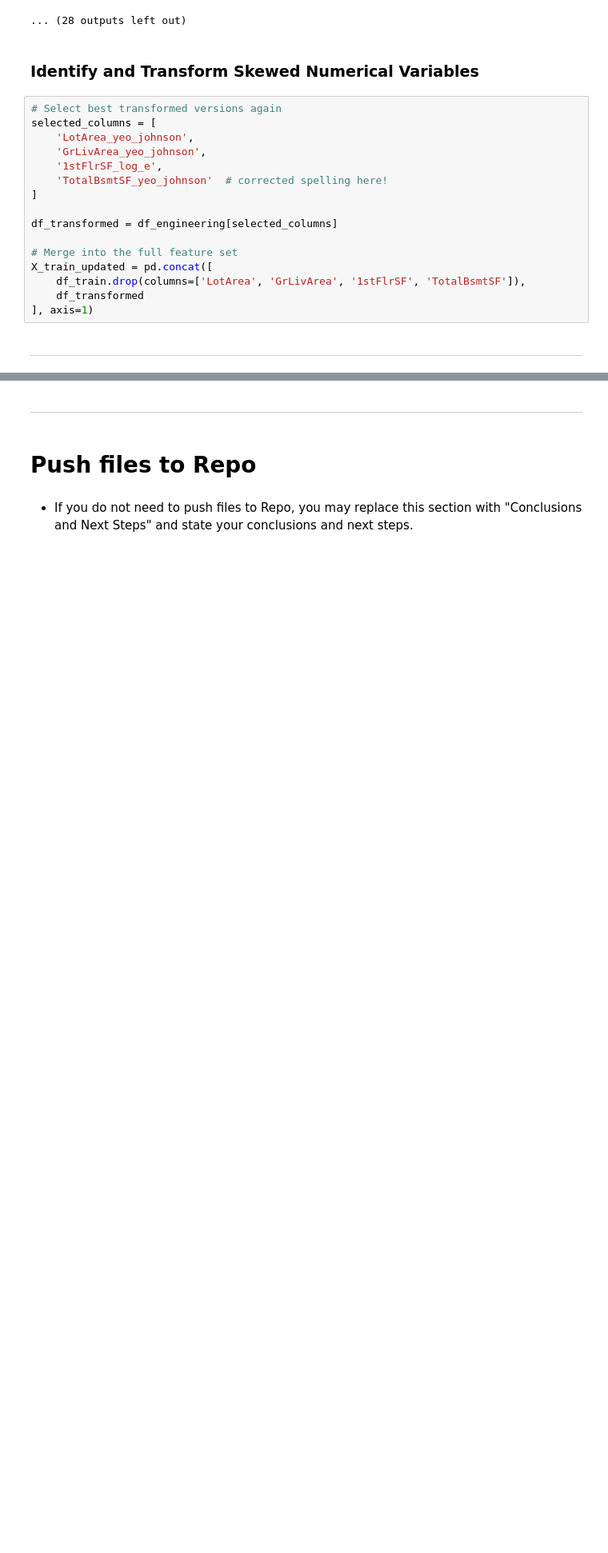
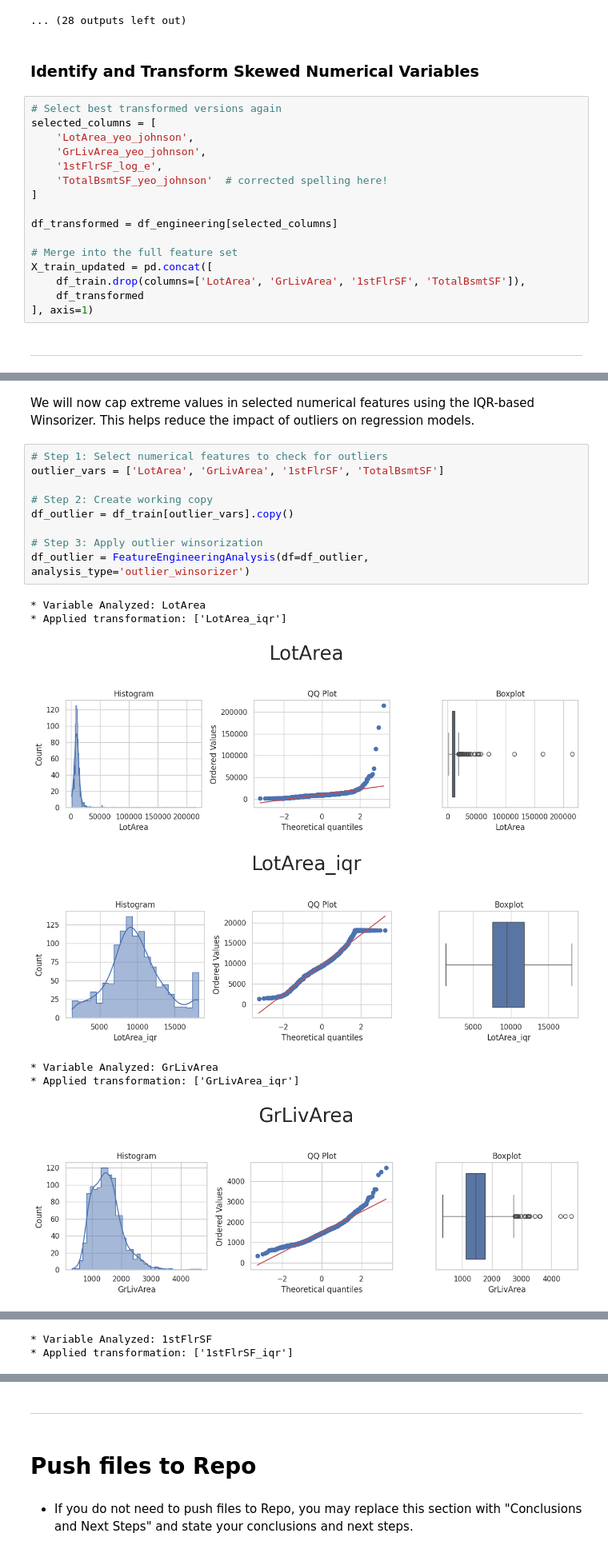
Before and after one commit to justynath/heritage-house-price-predictor, a Jupyter notebook: jupyter_notebooks/04 - FeatureEngineering.ipynb, the cells around one changed output, grey strips where cells are left out. Shown at 80% size. Drawn from its saved outputs; the diff is of its cells as text; blank space fills up the shorter version.

Commit message:
Fix ouliers issues in feature engineering

```diff
--- a/jupyter_notebooks/04 - FeatureEngineering.ipynb
+++ b/jupyter_notebooks/04 - FeatureEngineering.ipynb
@@ -367,0 +365,19 @@ NOTE
+# %% [markdown]
+We will now cap extreme values in selected numerical features using the IQR-based Winsorizer. This helps reduce the impact of outliers on regression models.
+# %%
+# Step 1: Select numerical features to check for outliers
+outlier_vars = ['LotArea', 'GrLivArea', '1stFlrSF', 'TotalBsmtSF']
+
+# Step 2: Create working copy
+df_outlier = df_train[outlier_vars].copy()
+
+# Step 3: Apply outlier winsorization
+df_outlier = FeatureEngineeringAnalysis(df=df_outlier, analysis_type='outlier_winsorizer')
+# %% [output]
+* Variable Analyzed: LotArea
+* Applied transformation: ['LotArea_iqr']
+[figure, added]
+[figure, added]
+* Variable Analyzed: GrLivArea
+* Applied transformation: ['GrLivArea_iqr']
+[figure, added]
@@ -367,0 +385,2 @@ NOTE
+* Variable Analyzed: 1stFlrSF
+* Applied transformation: ['1stFlrSF_iqr']
```
Also changed, not shown: parts of 10 cells of this notebook.
